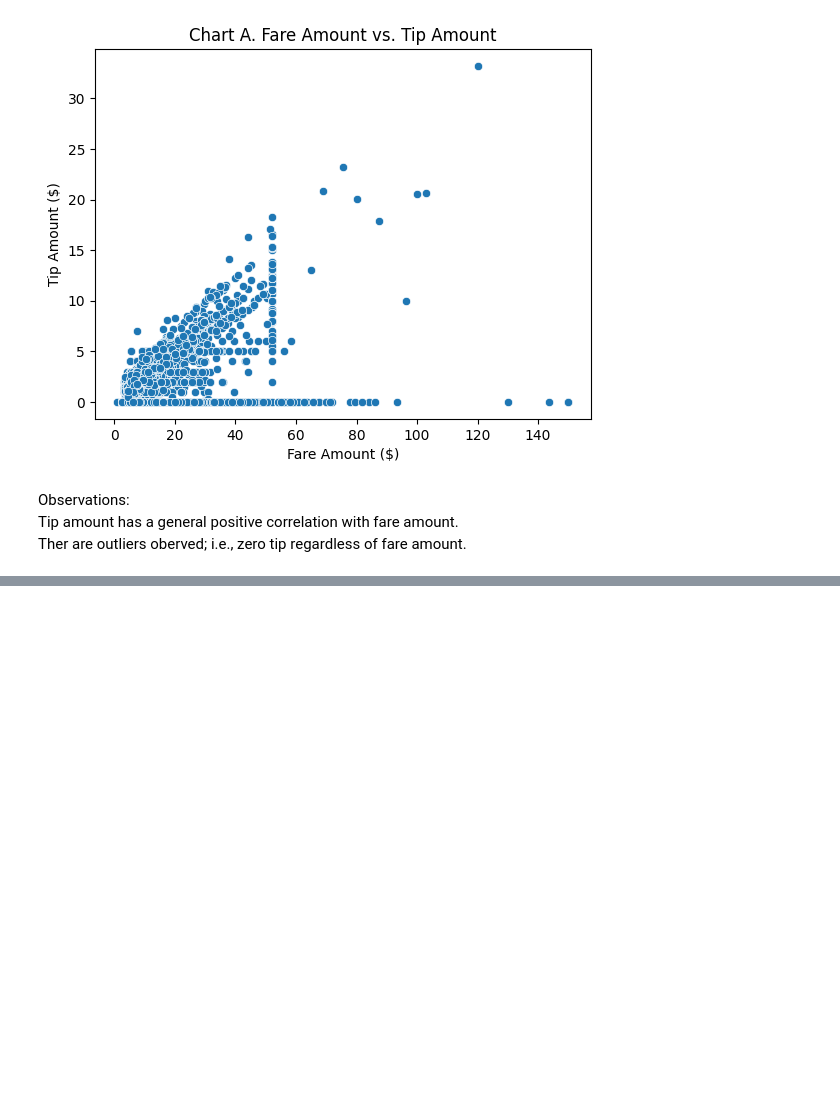
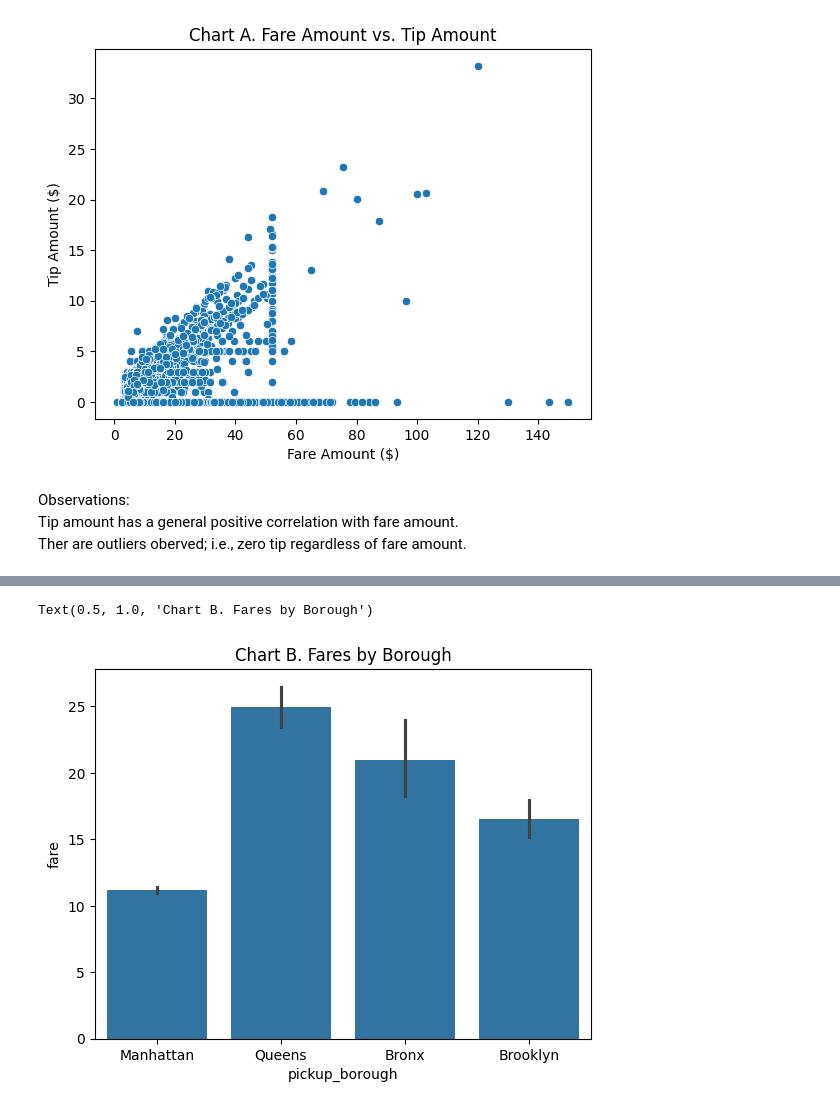
Before and after one commit to TKonkin/datafun-06-eda, a Jupyter notebook: terry_eda.ipynb, the cells around one changed output, grey strips where cells are left out. Saved outputs shown, nothing was run; the diff lists cells and outputs as text; code cells hidden in the pictures; blank space fills up the shorter version.

```diff
--- a/terry_eda.ipynb
+++ b/terry_eda.ipynb
@@ -155,0 +160,9 @@ Ther are outliers oberved; i.e., zero tip regardless of fare amount.
+# %%
+# Create a Seaborn Bar Plot of Fares by Borough
+taxis_plt: plt.Axes = sns.barplot(x="pickup_borough", y="fare", data=taxis_df)
+
+# Set the title using the Matplotlib Pyplot title() method
+taxis_plt.set_title("Chart B. Fares by Borough")
+# %% [output]
+Text(0.5, 1.0, 'Chart B. Fares by Borough')
+[figure, added]
```
Also changed, not shown: parts of 6 cells of this notebook.
